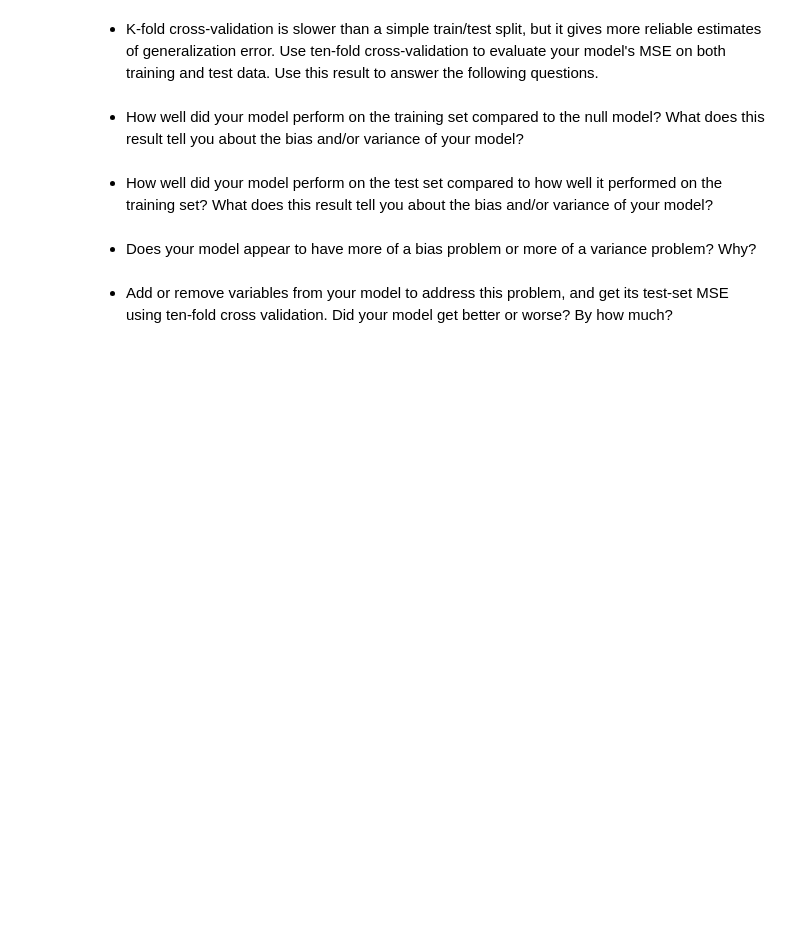
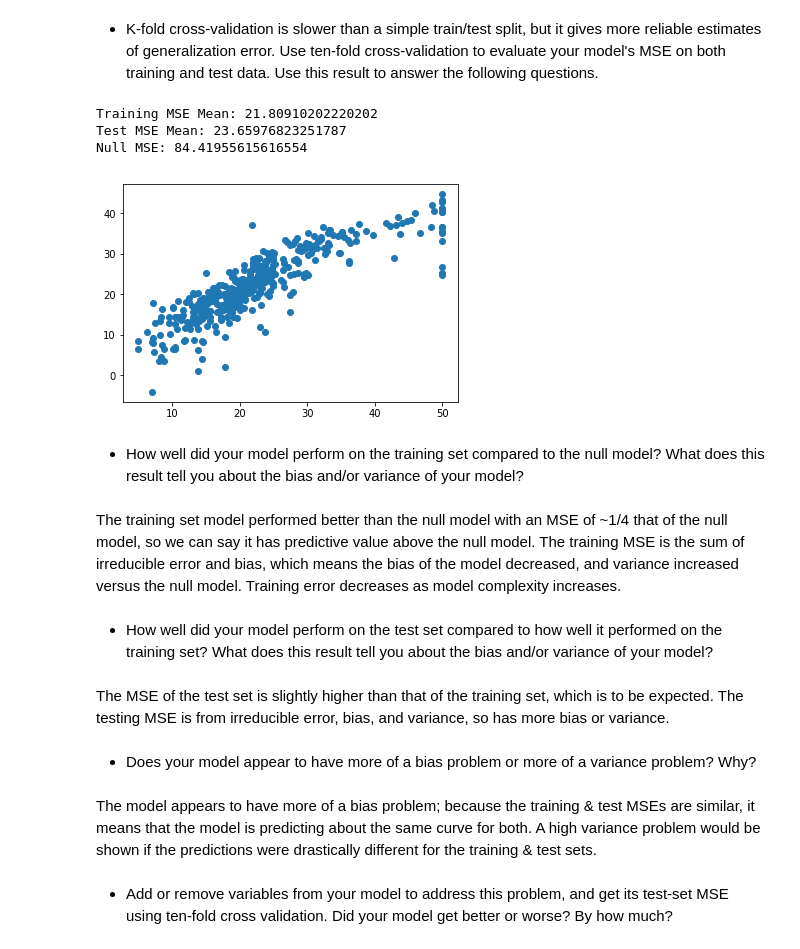
Before and after one commit to tstrait/Unit3_Project, a Jupyter notebook: linreg_knn_project.ipynb, the cells around one changed output. Cells and saved outputs as stored; diff of their text form; code cells hidden in the pictures; blank space fills up the shorter version.

```diff
--- a/linreg_knn_project.ipynb
+++ b/linreg_knn_project.ipynb
@@ -178,10 +182,61 @@ mse
 # %% [markdown]
 - K-fold cross-validation is slower than a simple train/test split, but it gives more reliable estimates of generalization error. Use ten-fold cross-validation to evaluate your model's MSE on both training and test data. Use this result to answer the following questions.
+# %%
+from sklearn.model_selection import KFold
+
+kf = KFold(n_splits=10, shuffle=True)
+list(kf.split(X,y)) #list of arrays that tell us row indexes for training & test sets
+
+mse_test_values = []
+r2_test_values = []
+mse_train_values = []
+r2_train_values = []
+n = 0
+
+for train_index, test_index in kf.split(X,y):
+    lr = LinearRegression()
+    X_train = X.loc[train_index, :]
+    y_train = y.loc[train_index]
+    lr.fit(X_train, y_train)
+    r2_train = lr.score(X_train, y_train)
+    r2_train_values.append(r2_train)
+    mse_train = metrics.mean_squared_error(y_train, lr.predict(X_train))
+    mse_train_values.append(mse_train)
+
+    X_test = X.loc[test_index, :]
+    y_test = y.loc[test_index]
+    r2_test = lr.score(X_test, y_test)
+    r2_test_values.append(r2_test)
+    mse_test = metrics.mean_squared_error(y_test, lr.predict(X_test))
+    mse_test_values.append(mse_test)
+    n +=1
+    #print('Model', n)
+    #print('MSE:', mse)
+    #print('R2:', r2)
+    #print()
+
+print("Training MSE Mean:", np.mean(mse_train_values))
+print("Test MSE Mean:", np.mean(mse_test_values))
+print("Null MSE:", null_mse)
+
+fig, ax = plt.subplots()
+ax.scatter(y_train, lr.predict(X_train));
+# %% [output]
+Training MSE Mean: 21.80910202220202
+Test MSE Mean: 23.65976823251787
+Null MSE: 84.41955615616554
+[figure, added]
 # %% [markdown]
 - How well did your model perform on the training set compared to the null model? What does this result tell you about the bias and/or variance of your model?
+# %% [markdown]
+The training set model performed better than the null model with an MSE of ~1/4 that of the null model, so we can say it has predictive value above the null model.  The training MSE is the sum of irreducible error and bias, which means the bias of the model decreased, and variance increased versus the null model.  Training error decreases as model complexity increases.
 # %% [markdown]
 - How well did your model perform on the test set compared to how well it performed on the training set? What does this result tell you about the bias and/or variance of your model?
+# %% [markdown]
+The MSE of the test set is slightly higher than that of the training set, which is to be expected.  The testing MSE is from irreducible error, bias, and variance, so has more bias or variance.
 # %% [markdown]
 - Does your model appear to have more of a bias problem or more of a variance problem? Why?
+# %% [markdown]
+The model appears to have more of a bias problem; because the training & test MSEs are similar, it means that the model is predicting about the same curve for both.  A high variance problem would be shown if the predictions were drastically different for the training & test sets.
 # %% [markdown]
 - Add or remove variables from your model to address this problem, and get its test-set MSE using ten-fold cross validation. Did your model get better or worse? By how much?
```
Also changed, not shown: parts of 11 cells of this notebook.
